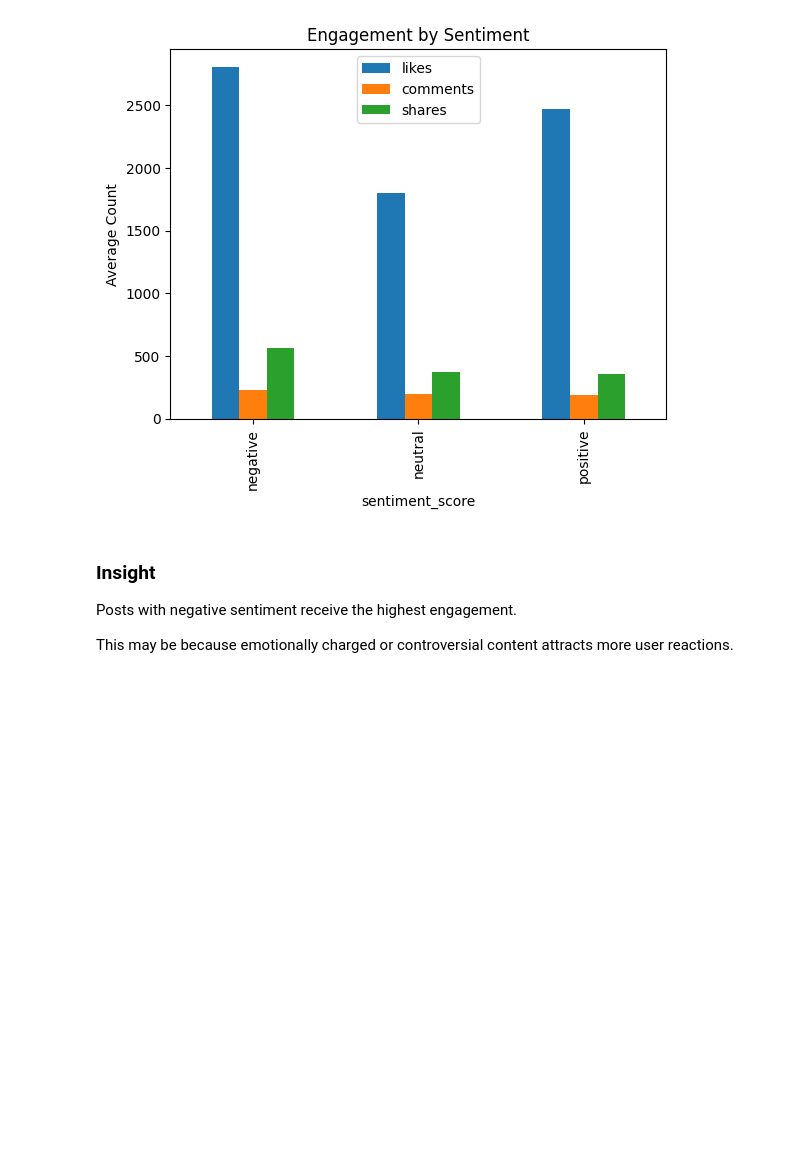
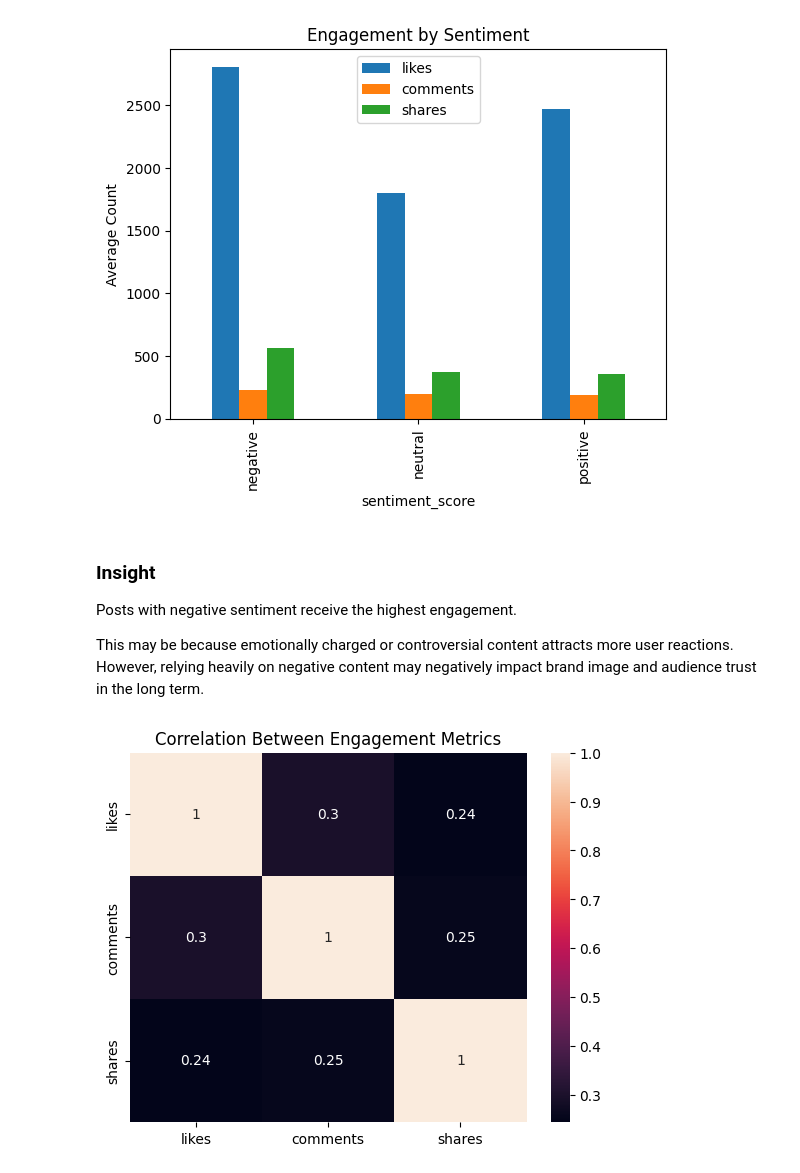
Before and after one commit to JiayueDu328/ACC102-Assignment, a Jupyter notebook: analysis.ipynb, the cells around one changed output. Drawn from its saved outputs; the diff is of its cells as text; code cells hidden in the pictures; blank space fills up the shorter version.

```diff
--- a/analysis.ipynb
+++ b/analysis.ipynb
@@ -43,0 +67,9 @@ memory usage: 7.2 KB
+# %%
+# Convert post_time to datetime
+df['post_time'] = pd.to_datetime(df['post_time'])
+
+# Check missing values
+print(df.isnull().sum())
+
+# Remove duplicates if any
+df = df.drop_duplicates()
@@ -144,4 +202,15 @@ plt.show()
 
 Posts with negative sentiment receive the highest engagement.
 
-This may be because emotionally charged or controversial content attracts more user reactions.
+This may be because emotionally charged or controversial content attracts more user reactions. However, relying heavily on negative content may negatively impact brand image and audience trust in the long term.
+# %%
+import seaborn as sns
+import matplotlib.pyplot as plt
+
+corr = df[['likes','comments','shares']].corr()
+
+sns.heatmap(corr, annot=True)
+plt.title("Correlation Between Engagement Metrics")
+plt.show()
+# %% [output]
+[figure, added]
```
Also changed, not shown: parts of 14 cells of this notebook.
